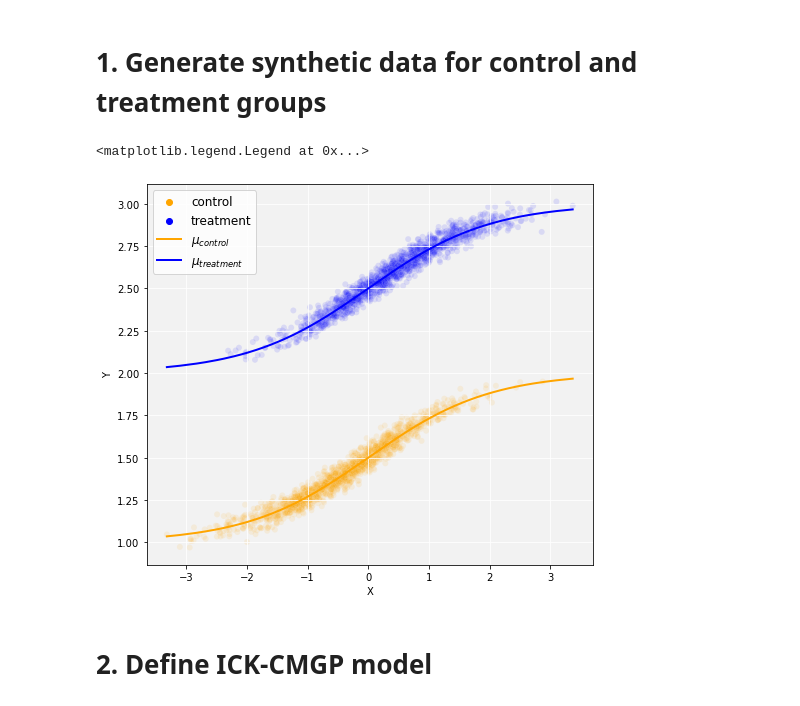
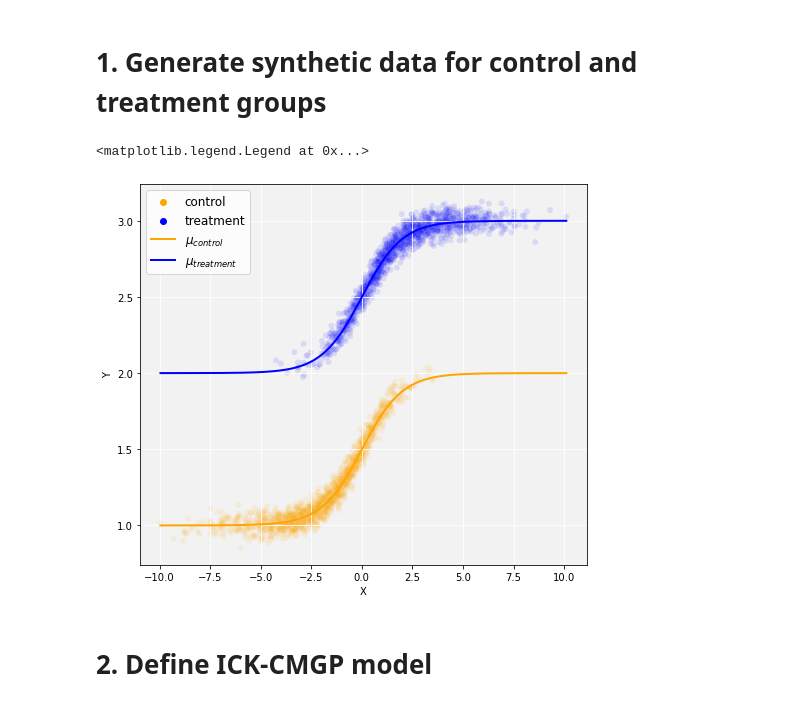
Before and after one commit to jzy95310/ICK, a Jupyter notebook: experiments/causal_inference/synthetic_data_experiment.ipynb, the cells around one changed output. Saved outputs shown, nothing was run; the diff lists cells and outputs as text; code cells hidden in the pictures.

```diff
--- a/experiments/causal_inference/synthetic_data_experiment.ipynb
+++ b/experiments/causal_inference/synthetic_data_experiment.ipynb
@@ -23,30 +24,30 @@ torch.backends.cudnn.deterministic = True
 # %%
 # Generate synthetic data
 N = 3000
-noise = 0.04
+noise = 0.05
 train_test_ratio = 0.7
-X = np.random.normal(loc=0.0, scale=1.0, size=N)
+X = np.random.normal(loc=0.0, scale=3.0, size=N)
 T = np.random.binomial(n=1, p=[1/(1 + np.exp(-s)) for s in X])
 df = pd.DataFrame(np.stack([X,T], axis=1), columns=['X','T'])
 df['Group'] = df.apply(lambda row: 'control' if row['T'] == 0 else 'treatment', axis=1)
 df['mu0'] = df.apply(lambda row: 1.0 + 1/(1 + np.exp(-row['X'])), axis=1)
 df['mu1'] = df.apply(lambda row: 2.0 + 1/(1 + np.exp(-row['X'])), axis=1)
 df['Y0'] = df.apply(lambda row: row['mu0'] + np.random.normal(loc=0.0, scale=noise), axis=1)
 df['Y1'] = df.apply(lambda row: row['mu1'] + np.random.normal(loc=0.0, scale=noise), axis=1)
 df['Y'] = df.apply(lambda row: row['Y0'] if row['T'] == 0 else row['Y1'], axis=1)
 
 # Visualize data
 fig = plt.figure(figsize=(8,7))
 ax = plt.gca()
 ax.set_facecolor('#F2F2F2')
 ax.grid(color='white')
 sns.scatterplot(data=df, x='X', y='Y', hue='Group', alpha=0.1, palette={'control':'orange','treatment':'blue'})
 ax.plot(sorted(df['X']), [x for _,x in sorted(zip(df['X'],df['mu0']))], color='orange', lw=2, label='$\mu_{control}$')
 ax.plot(sorted(df['X']), [x for _,x in sorted(zip(df['X'],df['mu1']))], color='blue', lw=2, label='$\mu_{treatment}$')
 ax.legend(fontsize=12)
 # %% [output]
 <matplotlib.legend.Legend at 0x...>
-[figure, old version]
+[figure, new version]
 # %%
 # Training data
 X_train = df['X'][:int(N*train_test_ratio)].to_numpy()[:,None]
```
Also changed, not shown: parts of 9 cells of this notebook, 24 other files.
